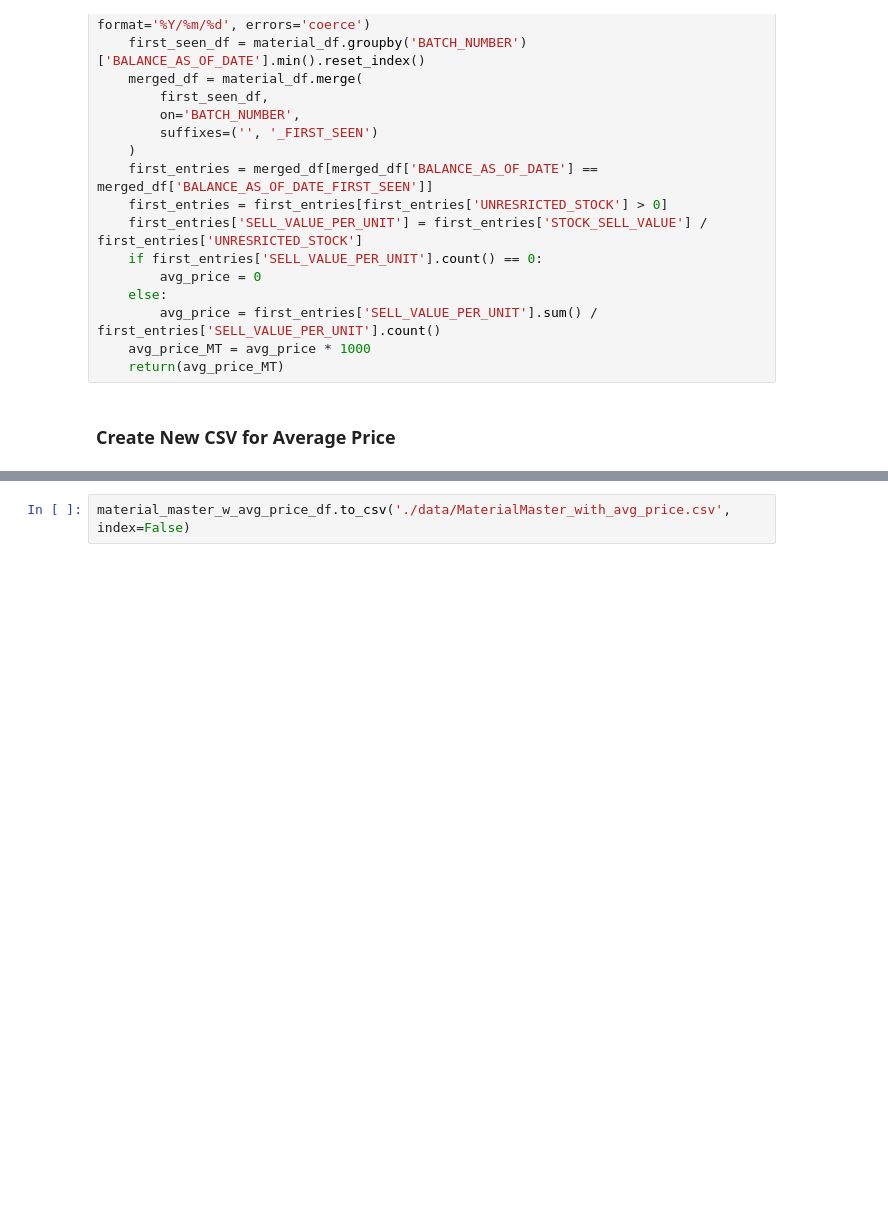
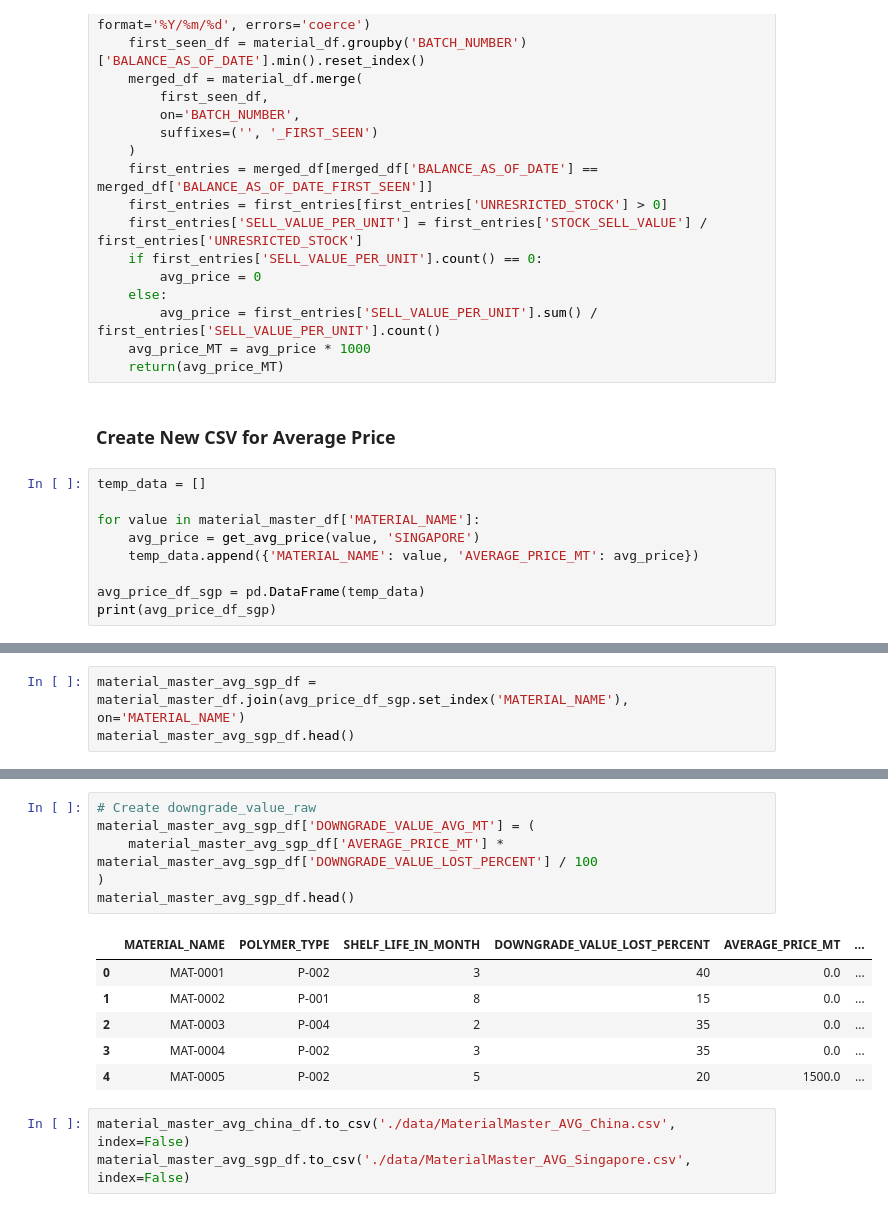
Before and after one commit to KatieMarsh/EM_Bootcathon2025, a Jupyter notebook: EDA.ipynb, the cells around one changed output, grey strips where cells are left out. Cells and saved outputs as stored; diff of their text form; blank space fills up the shorter version.

Commit message:
Changed avg to china and sgp

```diff
--- a/EDA.ipynb
+++ b/EDA.ipynb
@@ -381,3 +381,12 @@ def get_avg_price(material, country):
     return(avg_price_MT)
 # %% [markdown]
 ### Create New CSV for Average Price
+# %%
+temp_data = []
+
+for value in material_master_df['MATERIAL_NAME']:
+    avg_price = get_avg_price(value, 'SINGAPORE')
+    temp_data.append({'MATERIAL_NAME': value, 'AVERAGE_PRICE_MT': avg_price})
+
+avg_price_df_sgp = pd.DataFrame(temp_data)
+print(avg_price_df_sgp)
@@ -415,3 +439,6 @@ material_master_w_avg_price_df.head()
 | 2 | MAT-0003 | P-004 | 2 | 35 | 929.996127 |
 | 3 | MAT-0004 | P-002 | 3 | 35 | 10620.643864 |
 | 4 | MAT-0005 | P-002 | 5 | 20 | 7120.000000 |
+# %%
+material_master_avg_sgp_df = material_master_df.join(avg_price_df_sgp.set_index('MATERIAL_NAME'), on='MATERIAL_NAME')
+material_master_avg_sgp_df.head()
@@ -428,5 +462,19 @@ material_master_w_avg_price_df.head()
 | 2 | MAT-0003 | P-004 | 2 | 35 | 929.996127 | ... |
 | 3 | MAT-0004 | P-002 | 3 | 35 | 10620.643864 | ... |
 | 4 | MAT-0005 | P-002 | 5 | 20 | 7120.000000 | ... |
+# %%
+# Create downgrade_value_raw
+material_master_avg_sgp_df['DOWNGRADE_VALUE_AVG_MT'] = (
+    material_master_avg_sgp_df['AVERAGE_PRICE_MT'] * material_master_avg_sgp_df['DOWNGRADE_VALUE_LOST_PERCENT'] / 100
+)
+material_master_avg_sgp_df.head()
+# %% [output]
+|  | MATERIAL_NAME | POLYMER_TYPE | SHELF_LIFE_IN_MONTH | DOWNGRADE_VALUE_LOST_PERCENT | AVERAGE_PRICE_MT | ... |
+| 0 | MAT-0001 | P-002 | 3 | 40 | 0.0 | ... |
+| 1 | MAT-0002 | P-001 | 8 | 15 | 0.0 | ... |
+| 2 | MAT-0003 | P-004 | 2 | 35 | 0.0 | ... |
+| 3 | MAT-0004 | P-002 | 3 | 35 | 0.0 | ... |
+| 4 | MAT-0005 | P-002 | 5 | 20 | 1500.0 | ... |
 # %%
-material_master_w_avg_price_df.to_csv('./data/MaterialMaster_with_avg_price.csv', index=False)
+material_master_avg_china_df.to_csv('./data/MaterialMaster_AVG_China.csv', index=False)
+material_master_avg_sgp_df.to_csv('./data/MaterialMaster_AVG_Singapore.csv', index=False)
```
Also changed, not shown: parts of 5 cells of this notebook, 2 other files.
